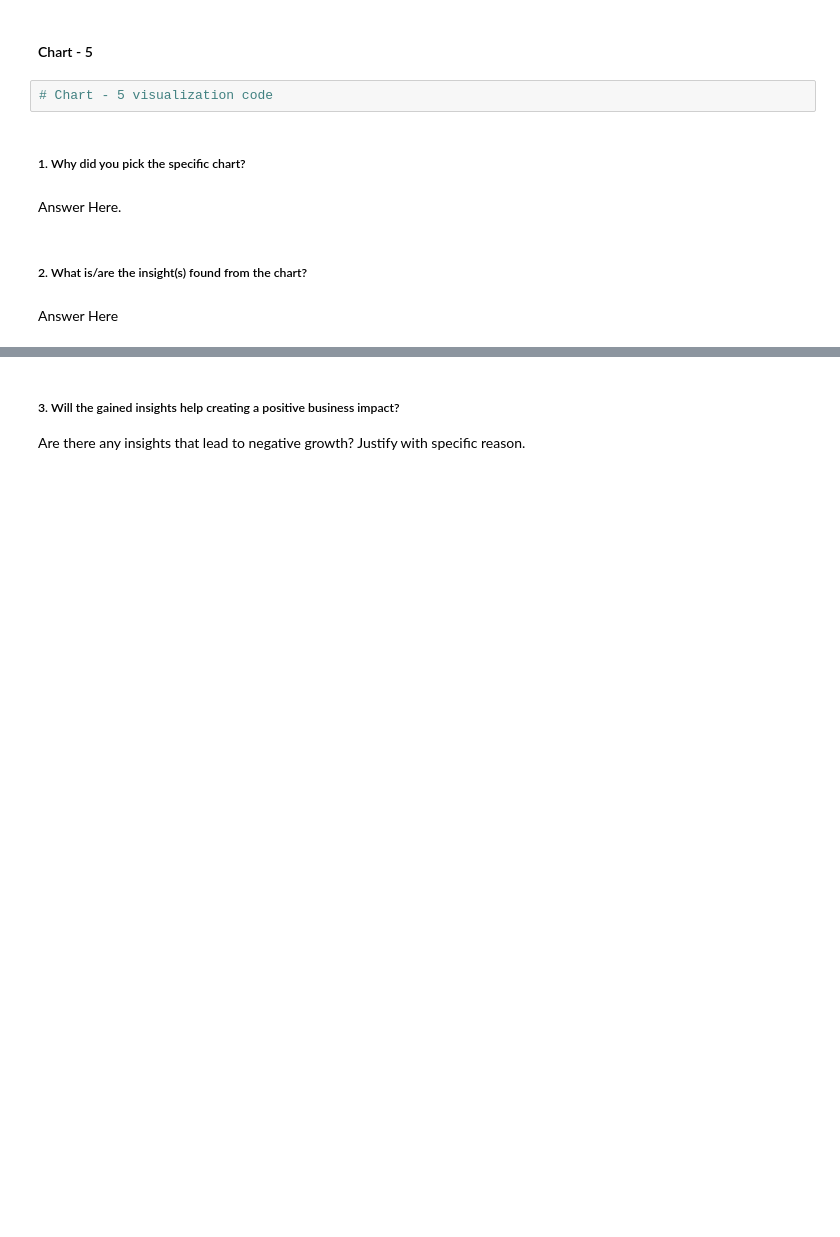
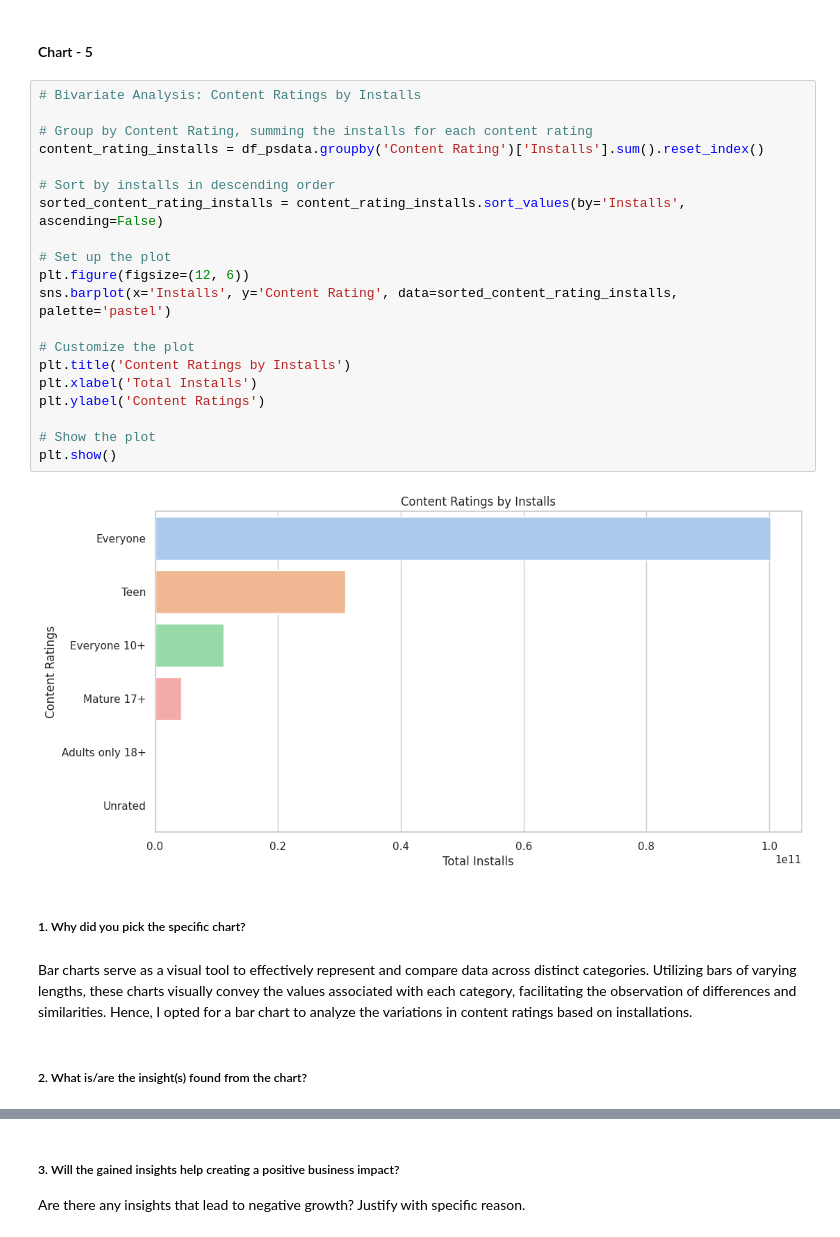
Before and after one commit to rohitpaul09/Play-Store-App-Review-Analysis, a Jupyter notebook: Play_Store_App_Review_Analysis.ipynb, the cells around one changed output, grey strips where cells are left out. Cells and saved outputs as stored; diff of their text form; blank space fills up the shorter version.

```diff
--- a/Play_Store_App_Review_Analysis.ipynb
+++ b/Play_Store_App_Review_Analysis.ipynb
@@ -785,12 +806,30 @@ Answer Here
 # %% [markdown]
 #### Chart - 5
-# %%
-# Chart - 5 visualization code
+# %%
+# Bivariate Analysis: Content Ratings by Installs
+
+# Group by Content Rating, summing the installs for each content rating
+content_rating_installs = df_psdata.groupby('Content Rating')['Installs'].sum().reset_index()
+
+# Sort by installs in descending order
+sorted_content_rating_installs = content_rating_installs.sort_values(by='Installs', ascending=False)
+
+# Set up the plot
+plt.figure(figsize=(12, 6))
+sns.barplot(x='Installs', y='Content Rating', data=sorted_content_rating_installs, palette='pastel')
+
+# Customize the plot
+plt.title('Content Ratings by Installs')
+plt.xlabel('Total Installs')
+plt.ylabel('Content Ratings')
+
+# Show the plot
+plt.show()
+# %% [output]
+[figure, added]
 # %% [markdown]
 ##### 1. Why did you pick the specific chart?
-# %% [markdown]
-Answer Here.
+# %% [markdown]
+Bar charts serve as a visual tool to effectively represent and compare data across distinct categories. Utilizing bars of varying lengths, these charts visually convey the values associated with each category, facilitating the observation of differences and similarities. Hence, I opted for a bar chart to analyze the variations in content ratings based on installations.
 # %% [markdown]
 ##### 2. What is/are the insight(s) found from the chart?
-# %% [markdown]
-Answer Here
```
Also changed, not shown: parts of 11 cells of this notebook.
